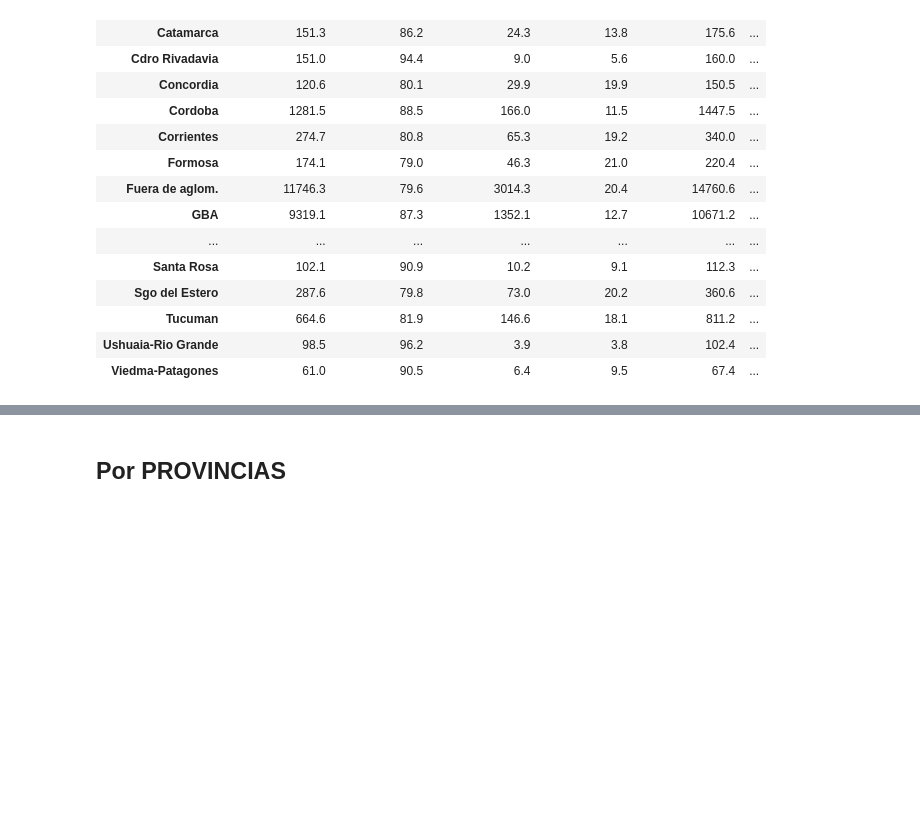
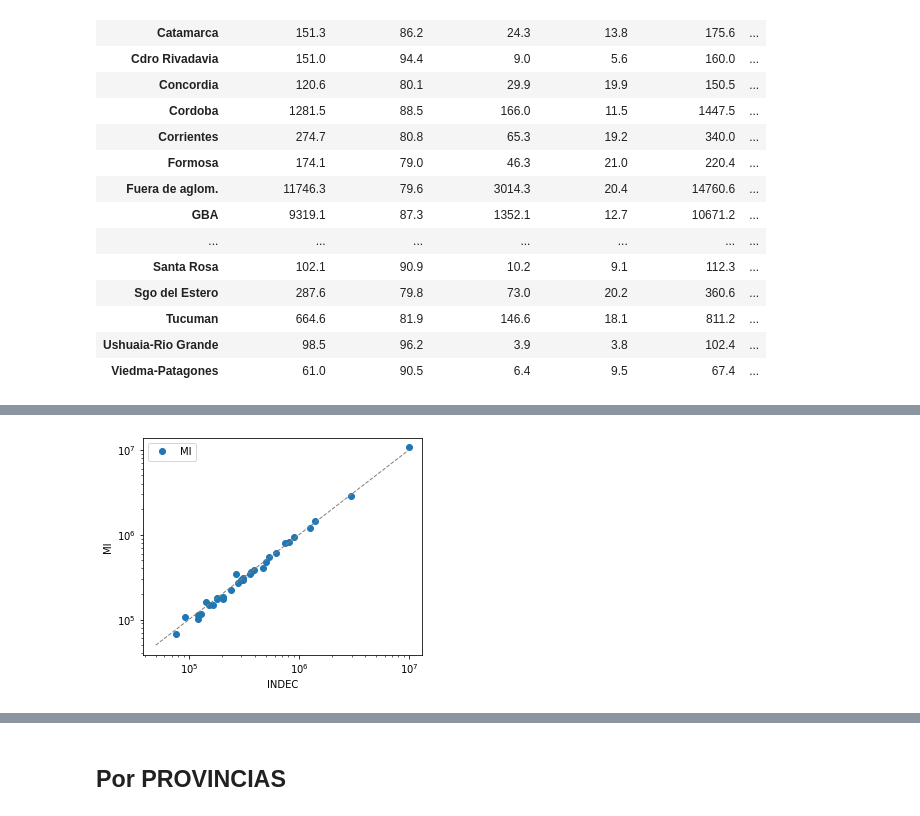
Before and after one commit to matuteiglesias/indice-pobreza-UBA, a Jupyter notebook: notebooks/12 - Validaciones - D - Pobreza.ipynb, the cells around one changed output, grey strips where cells are left out. Saved outputs shown, nothing was run; the diff lists cells and outputs as text; code cells hidden in the pictures; blank space fills up the shorter version.

```diff
--- a/notebooks/12 - Validaciones - D - Pobreza.ipynb
+++ b/notebooks/12 - Validaciones - D - Pobreza.ipynb
@@ -296,0 +357,13 @@ for col in ['Pobreza', 'Indigencia']:
+# %%
+info = pd.concat([tabla_indec['poblacion_sum'], tabla.sum(1)], axis = 1).dropna()#.sum()
+info.columns = ['INDEC', 'MI']
+fig, axs = plt.subplots(1, figsize = (5, 4))
+
+info.plot(x = 'INDEC', y = 'MI', marker = 'o', lw = 0, ax = axs)
+
+plt.plot([5e4, 1e7], [5e4, 1e7], lw = 1, linestyle = '--', c = '.5')
+axs.set_xscale('log'); axs.set_yscale('log');
+axs.set_xlabel('INDEC'); axs.set_ylabel('MI');
+plt.show()
+# %% [output]
+[figure, added]
```
Also changed, not shown: parts of 8 cells of this notebook, 1 other file.
